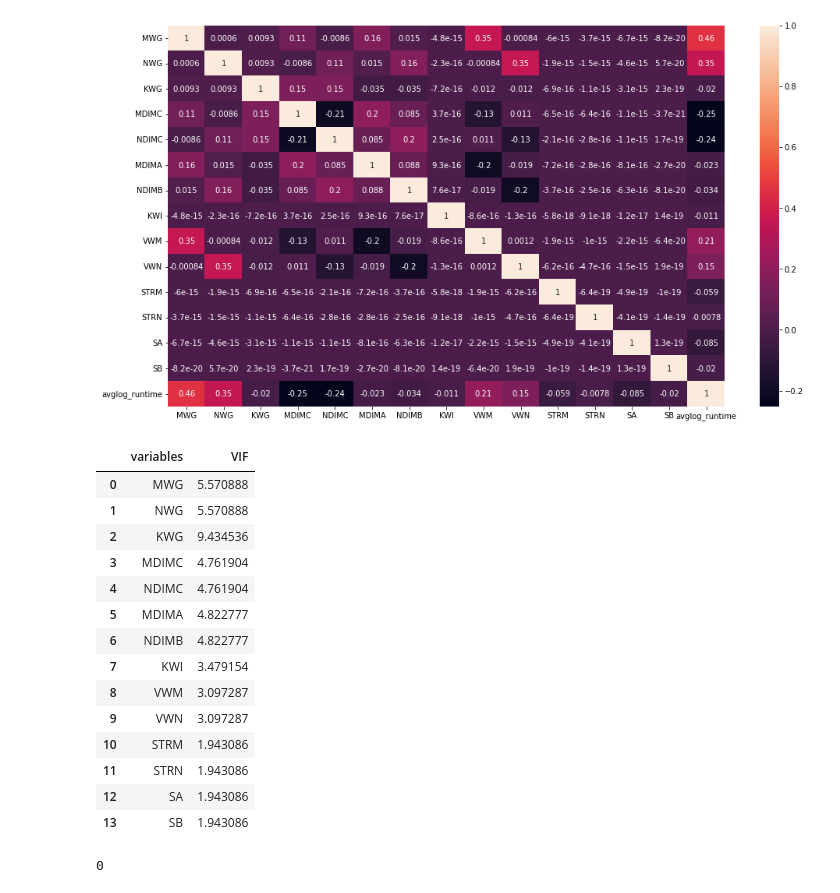
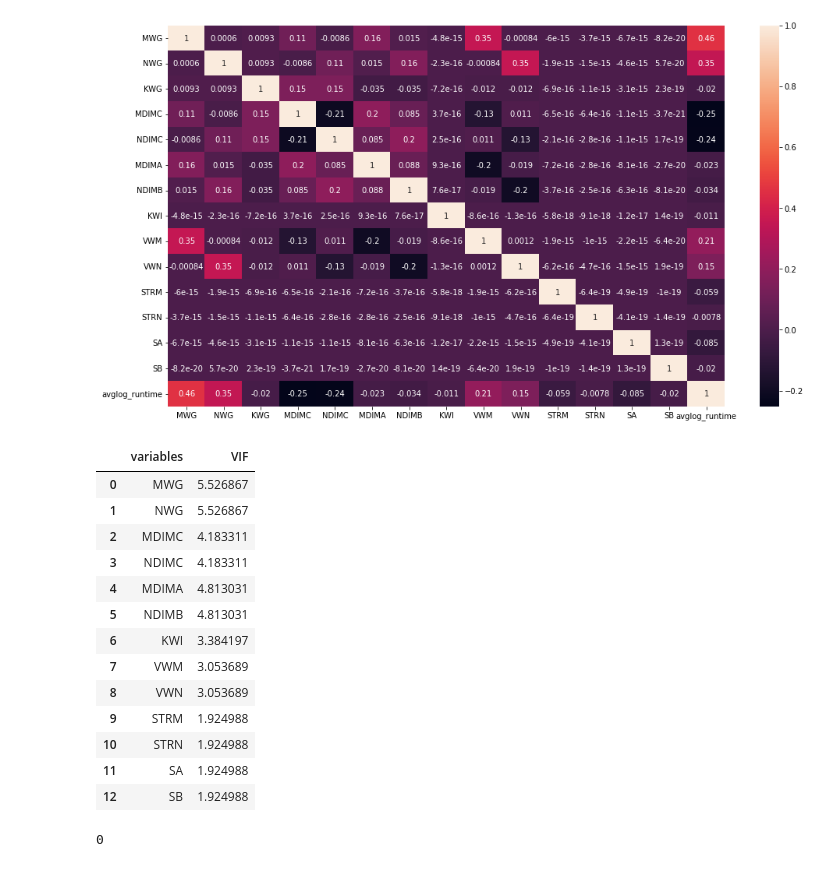
Before and after one commit to Roy-Subhankar/SGEMM-GPU-Kernel-Performance, a Jupyter notebook: Subhankar_Roy_SGEMM_GPU_Kernel_Performance_Capstone_Project.ipynb, the cells around one changed output. Drawn from its saved outputs; the diff is of its cells as text; code cells hidden in the pictures.

```diff
--- a/Subhankar_Roy_SGEMM_GPU_Kernel_Performance_Capstone_Project.ipynb
+++ b/Subhankar_Roy_SGEMM_GPU_Kernel_Performance_Capstone_Project.ipynb
@@ -227,23 +227,22 @@ def calc_vif(X):
     vif["VIF"] = [variance_inflation_factor(X.values, i) for i in range(X.shape[1])] # vif value for that column
     return(vif)
 # %%
-calc_vif(dataset[[i for i in dataset.describe().columns if i not in ['avglog_runtime']]])
+calc_vif(dataset[[i for i in dataset.describe().columns if i not in ['avglog_runtime','KWG']]])
 # %% [output]
 |  | variables | VIF |
-| 0 | MWG | 5.570888 |
-| 1 | NWG | 5.570888 |
-| 2 | KWG | 9.434536 |
-| 3 | MDIMC | 4.761904 |
-| 4 | NDIMC | 4.761904 |
-| 5 | MDIMA | 4.822777 |
-| 6 | NDIMB | 4.822777 |
-| 7 | KWI | 3.479154 |
-| 8 | VWM | 3.097287 |
-| 9 | VWN | 3.097287 |
-| 10 | STRM | 1.943086 |
-| 11 | STRN | 1.943086 |
-| 12 | SA | 1.943086 |
-| 13 | SB | 1.943086 |
+| 0 | MWG | 5.526867 |
+| 1 | NWG | 5.526867 |
+| 2 | MDIMC | 4.183311 |
+| 3 | NDIMC | 4.183311 |
+| 4 | MDIMA | 4.813031 |
+| 5 | NDIMB | 4.813031 |
+| 6 | KWI | 3.384197 |
+| 7 | VWM | 3.053689 |
+| 8 | VWN | 3.053689 |
+| 9 | STRM | 1.924988 |
+| 10 | STRN | 1.924988 |
+| 11 | SA | 1.924988 |
+| 12 | SB | 1.924988 |
 # %%
 ind_variables.duplicated().sum()
 # %% [output]
```
Also changed, not shown: parts of 6 cells of this notebook.
